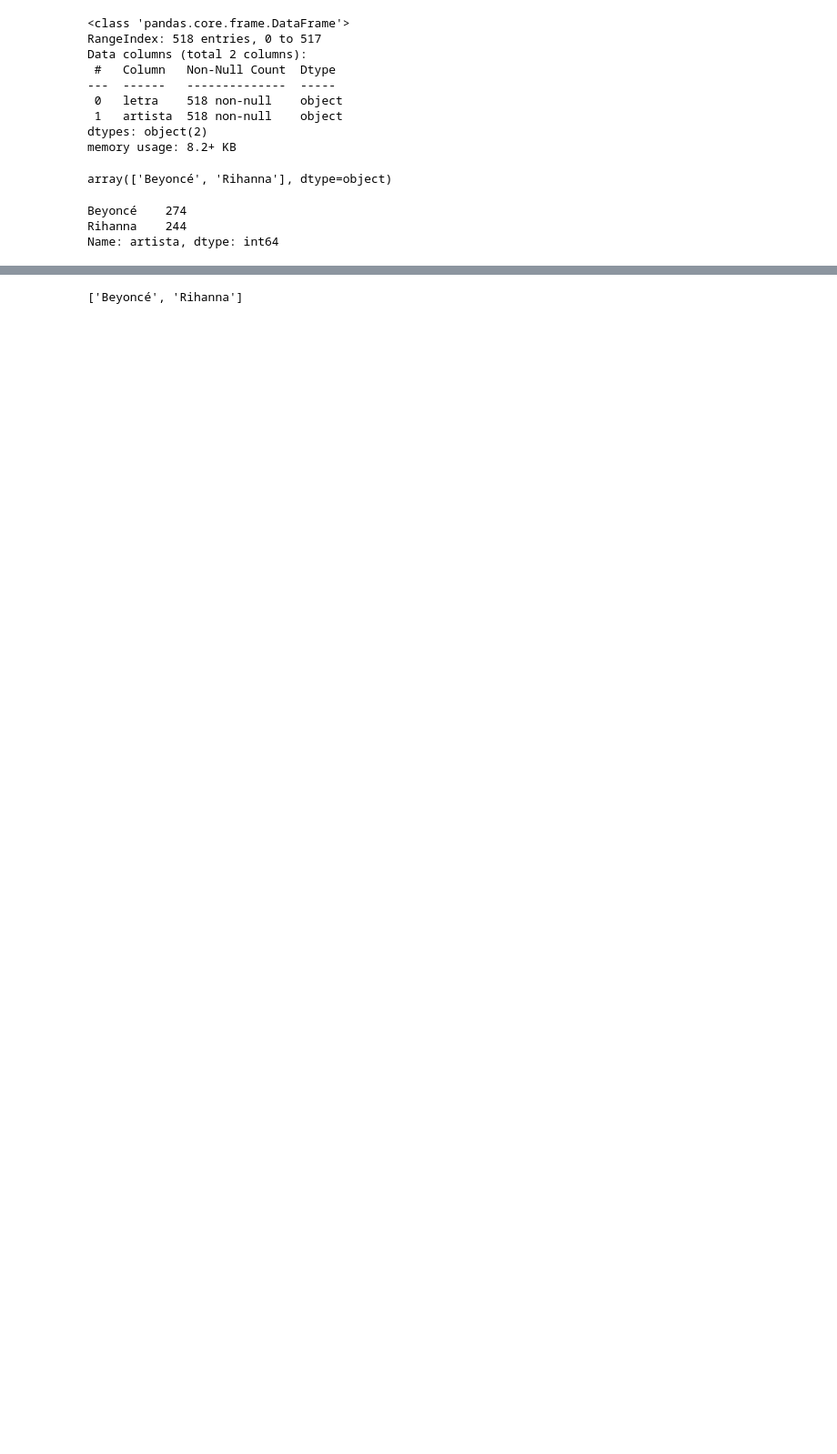
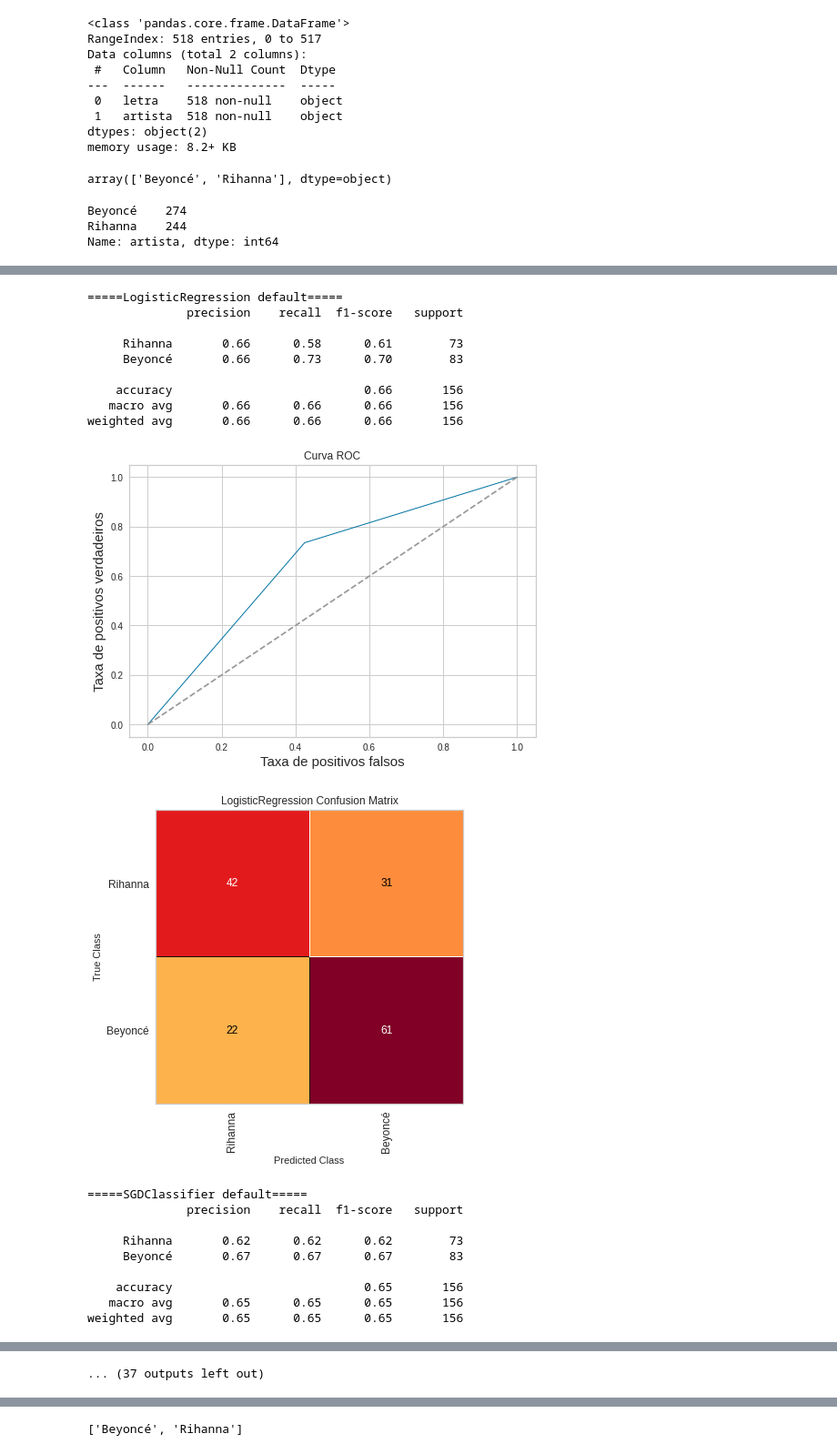
Before and after one commit to MauricioEloy/desafio-smarkio, a Jupyter notebook: project.ipynb, the cells around one changed output, grey strips where cells are left out. Shown at 91% size. Cells and saved outputs as stored; diff of their text form; code cells hidden in the pictures; blank space fills up the shorter version.

```diff
--- a/project.ipynb
+++ b/project.ipynb
@@ -331,8 +189,0 @@ weighted avg       0.55      0.55      0.54       156
-# %%
-X_mod = vetorizador_transform(new_df.letra,TfidfVectorizer, 100, 0.85)
-
-X_train, X_test, y_train, y_test = model_selection.train_test_split(X_mod,
-                                                                    y,
-                                                                    test_size = 0.3,
-                                                                    stratify=y,
-                                                                    random_state = 123)
@@ -530,3 +209,7 @@ df_nlp.artista.value_counts()
 Beyoncé    274
 Rihanna    244
 Name: artista, dtype: int64
+# %%
+df_nlp['target'] = df_nlp['artista'].map({'Rihanna' : 0,'Beyoncé' : 1})
+y = df_nlp.target
+df_nlp.sample(20)
@@ -532,0 +234,6 @@ Name: artista, dtype: int64
+# %%
+def vetorizador_transform(X, metodo, max_features, max_df):
+    vetorizar = metodo(max_features=max_features,max_df=max_df, stop_words='english')
+    X_df = pd.DataFrame.sparse.from_spmatrix(vetorizar.fit_transform(X),
+                                                    columns=vetorizar.get_feature_names())
+    return X_df
@@ -532,0 +341,31 @@ Name: artista, dtype: int64
+# %%
+X_cvec = vetorizador_transform(df_nlp.letra,CountVectorizer, 4000, 0.85)
+
+X_train, X_test, y_train, y_test = model_selection.train_test_split(X_cvec,
+                                                                    y,
+                                                                    test_size = 0.3,
+                                                                    stratify=y,
+                                                                    random_state = 123)
+# %%
+comparar_modelos(models, X_cvec, X_train,X_test, y, y_train, y_test, scores)
+# %% [output]
+=====LogisticRegression default=====
+              precision    recall  f1-score   support
+
+     Rihanna       0.66      0.58      0.61        73
+     Beyoncé       0.66      0.73      0.70        83
+
+    accuracy                           0.66       156
+   macro avg       0.66      0.66      0.66       156
+weighted avg       0.66      0.66      0.66       156
+[figure, added]
+[figure, added]
+=====SGDClassifier default=====
+              precision    recall  f1-score   support
+
+     Rihanna       0.62      0.62      0.62        73
+     Beyoncé       0.67      0.67      0.67        83
+
+    accuracy                           0.65       156
+   macro avg       0.65      0.65      0.65       156
+weighted avg       0.65      0.65      0.65       156
@@ -532,0 +396 @@ Name: artista, dtype: int64
+... (37 outputs left out)
```
Also changed, not shown: parts of 81 cells of this notebook, 1 other file.
